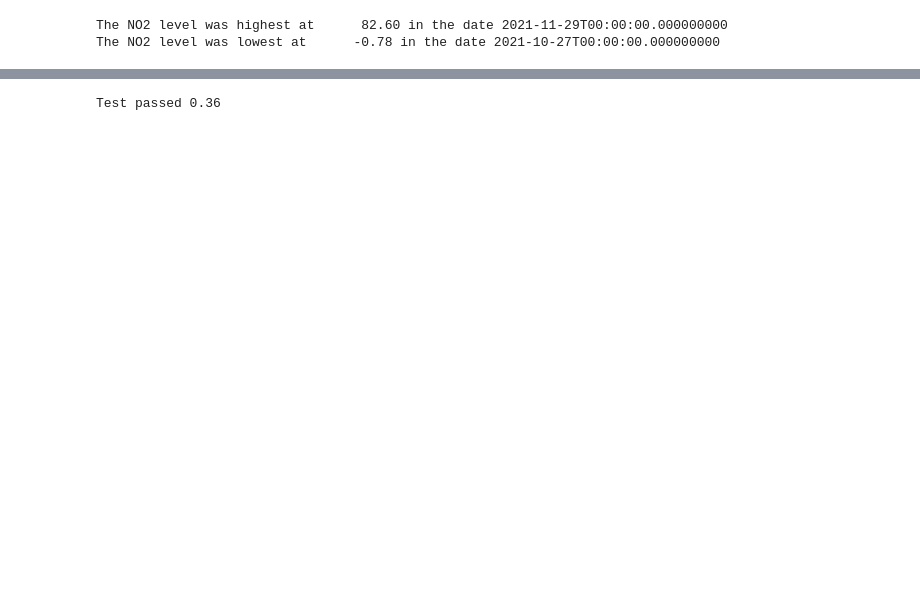
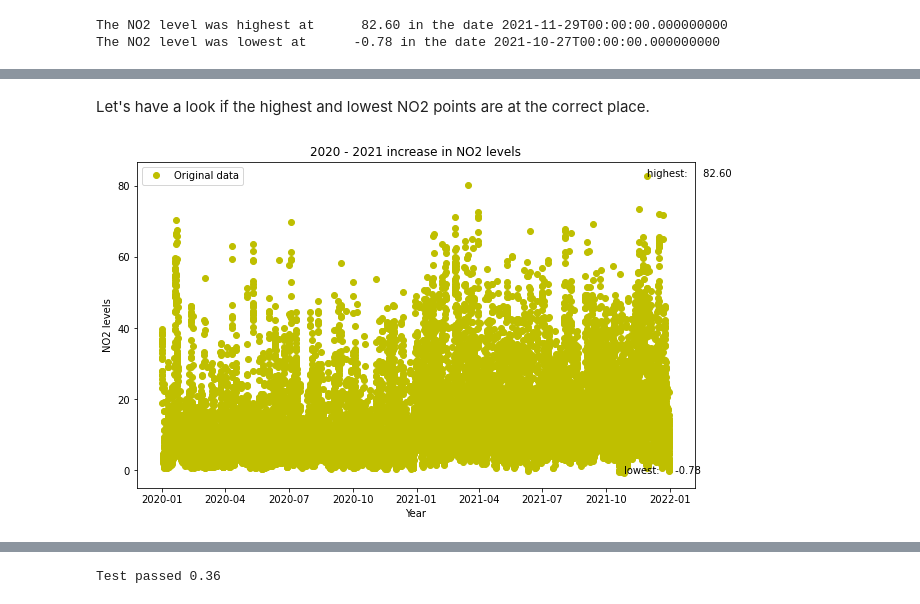
Before and after one commit to sysphcd/PythonProgrammingforData, a Jupyter notebook: Projects/Air_quality_mini_project.ipynb, the cells around one changed output, grey strips where cells are left out. Drawn from its saved outputs; the diff is of its cells as text; code cells hidden in the pictures; blank space fills up the shorter version.

```diff
--- a/Projects/Air_quality_mini_project.ipynb
+++ b/Projects/Air_quality_mini_project.ipynb
@@ -319,0 +495,23 @@ Use numpy corrcoef() function to get the correlation coefficient matrix.
+# %% [markdown]
+Let's have a look if the highest and lowest NO2 points are at the correct place.
+# %%
+# give the highest and lowest NO2 levels labels
+label_max = "highest:"+"{:10.2f}".format(max_level)
+label_min = "lowest:"+"{:10.2f}".format(min_level)
+
+# Plotting
+plt.figure(figsize=(10,6))
+# original data
+plt.plot(nparray_date, nparray_no2level, 'o', color = 'y', label='Original data')
+
+plt.legend()
+plt.xlabel("Year")
+plt.ylabel("NO2 levels")
+plt.title("2020 - 2021 increase in NO2 levels")
+ax = plt.gca()
+ax.annotate(label_max, xy=(max_date, nparray_no2level[max_index]))
+ax.annotate(label_min, xy=(min_date, nparray_no2level[min_index]))
+
+plt.show()
+# %% [output]
+[figure, added]
```
Also changed, not shown: parts of 109 cells of this notebook.
